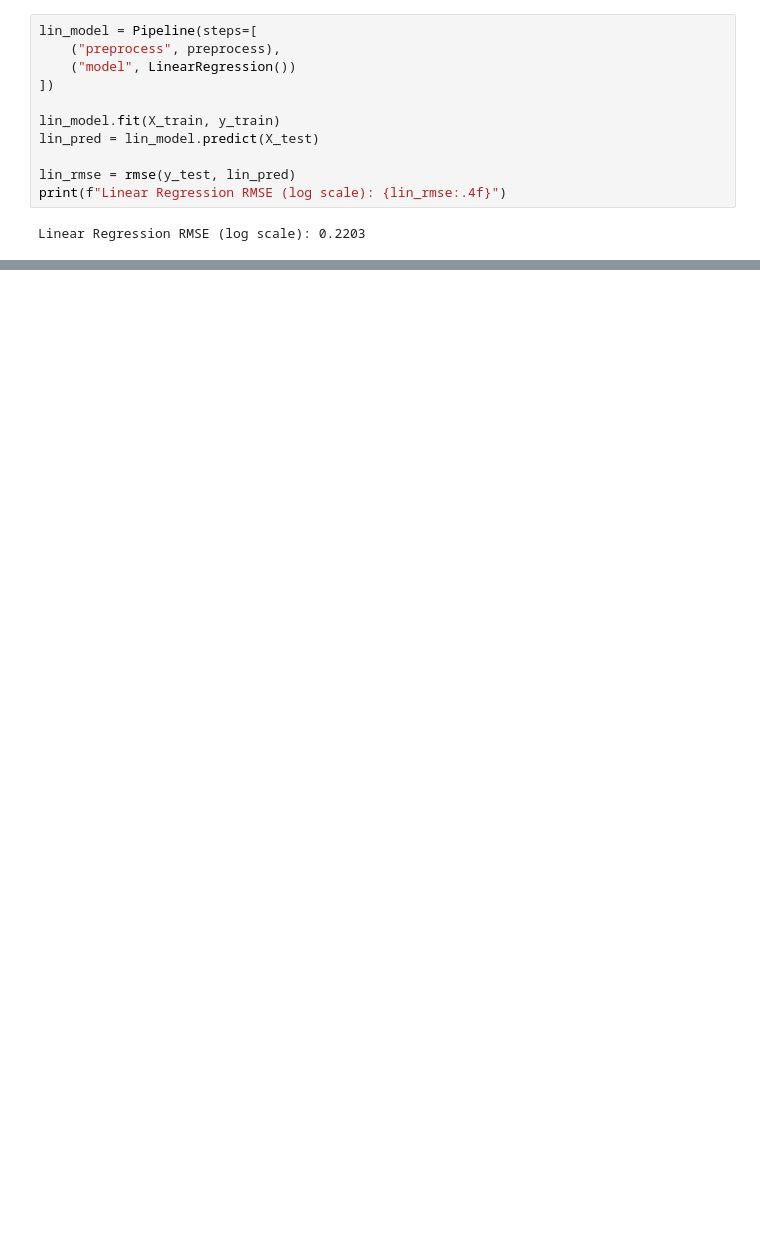
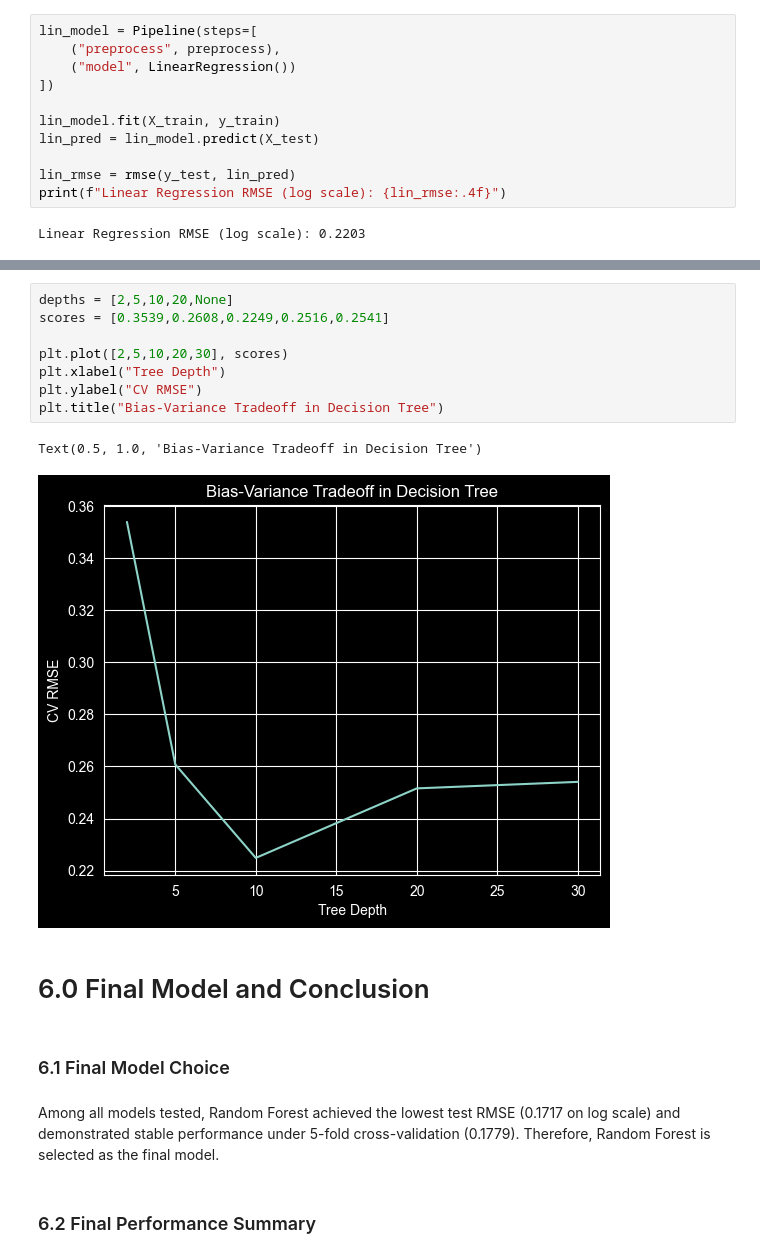
Before and after one commit to yang2094582004-ai/MSIN0097-Assessment-1---Individual-Assignment, a Jupyter notebook: PA.ipynb, the cells around one changed output, grey strips where cells are left out. Drawn from its saved outputs; the diff is of its cells as text; blank space fills up the shorter version.

```diff
--- a/PA.ipynb
+++ b/PA.ipynb
@@ -370,0 +472,19 @@ plt.show()
+# %%
+depths = [2,5,10,20,None]
+scores = [0.3539,0.2608,0.2249,0.2516,0.2541]
+
+plt.plot([2,5,10,20,30], scores)
+plt.xlabel("Tree Depth")
+plt.ylabel("CV RMSE")
+plt.title("Bias-Variance Tradeoff in Decision Tree")
+# %% [output]
+Text(0.5, 1.0, 'Bias-Variance Tradeoff in Decision Tree')
+[figure, added]
+# %% [markdown]
+# 6.0 Final Model and Conclusion
+# %% [markdown]
+### 6.1 Final Model Choice
+# %% [markdown]
+Among all models tested, Random Forest achieved the lowest test RMSE (0.1717 on log scale) and demonstrated stable performance under 5-fold cross-validation (0.1779). Therefore, Random Forest is selected as the final model.
+# %% [markdown]
+### 6.2 Final Performance Summary
```
Also changed, not shown: parts of 73 cells of this notebook.
